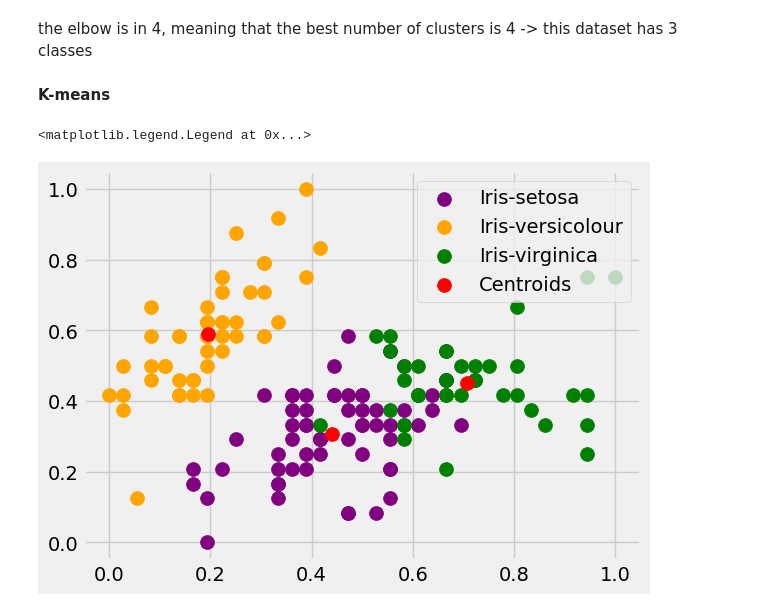
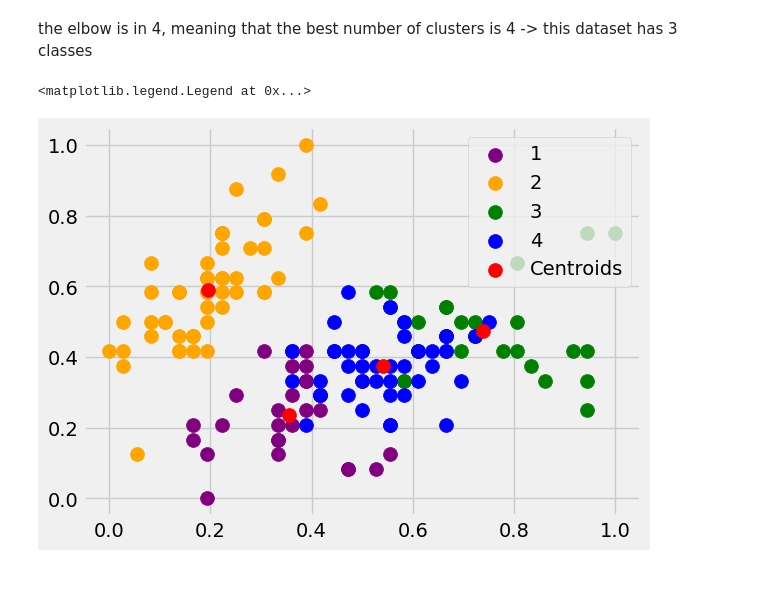
Before and after one commit to nmt-labs/ai-playground, a Jupyter notebook: kmeans/iris_dataset.ipynb, the cells around one changed output. Saved outputs shown, nothing was run; the diff lists cells and outputs as text; code cells hidden in the pictures; blank space fills up the shorter version.

Commit message:
kmeans

```diff
--- a/kmeans/iris_dataset.ipynb
+++ b/kmeans/iris_dataset.ipynb
@@ -59,2 +73,5 @@ Silhouette Score k = 8: 0.331
 # %% [markdown]
 the best score (0.629) is when k = 2 -> this dataset has 3 classes, meaning that silhouette wasn't able to group all classes
+# %%
+kmeans = KMeans(n_clusters=2, random_state=0)
+saida_kmeans = kmeans.fit_predict(X)
@@ -84,17 +109,16 @@ kl.elbow
 4
 # %% [markdown]
 the elbow is in 4, meaning that the best number of clusters is 4 -> this dataset has 3 classes
-# %% [markdown]
-**K-means**
 # %%
-kmeans = KMeans(n_clusters=3, random_state=0)
+kmeans = KMeans(n_clusters=4, random_state=0)
 saida_kmeans = kmeans.fit_predict(X)
 # %%
-plt.scatter(X[saida_kmeans == 0, 0], X[saida_kmeans == 0, 1], s = 100, c = 'purple', label = 'Iris-setosa')
-plt.scatter(X[saida_kmeans == 1, 0], X[saida_kmeans == 1, 1], s = 100, c = 'orange', label = 'Iris-versicolour')
-plt.scatter(X[saida_kmeans == 2, 0], X[saida_kmeans == 2, 1], s = 100, c = 'green', label = 'Iris-virginica')
+plt.scatter(X[saida_kmeans == 0, 0], X[saida_kmeans == 0, 1], s = 100, c = 'purple', label = '1')
+plt.scatter(X[saida_kmeans == 1, 0], X[saida_kmeans == 1, 1], s = 100, c = 'orange', label = '2')
+plt.scatter(X[saida_kmeans == 2, 0], X[saida_kmeans == 2, 1], s = 100, c = 'green', label = '3')
+plt.scatter(X[saida_kmeans == 3, 0], X[saida_kmeans == 3, 1], s = 100, c = 'blue', label = '4')
 plt.scatter(kmeans.cluster_centers_[:, 0], kmeans.cluster_centers_[:,1], s = 100, c = 'red', label = 'Centroids')
 plt.legend()
 # %% [output]
 <matplotlib.legend.Legend at 0x...>
-[figure, old version]
+[figure, new version]
```
Also changed, not shown: parts of 5 cells of this notebook.
